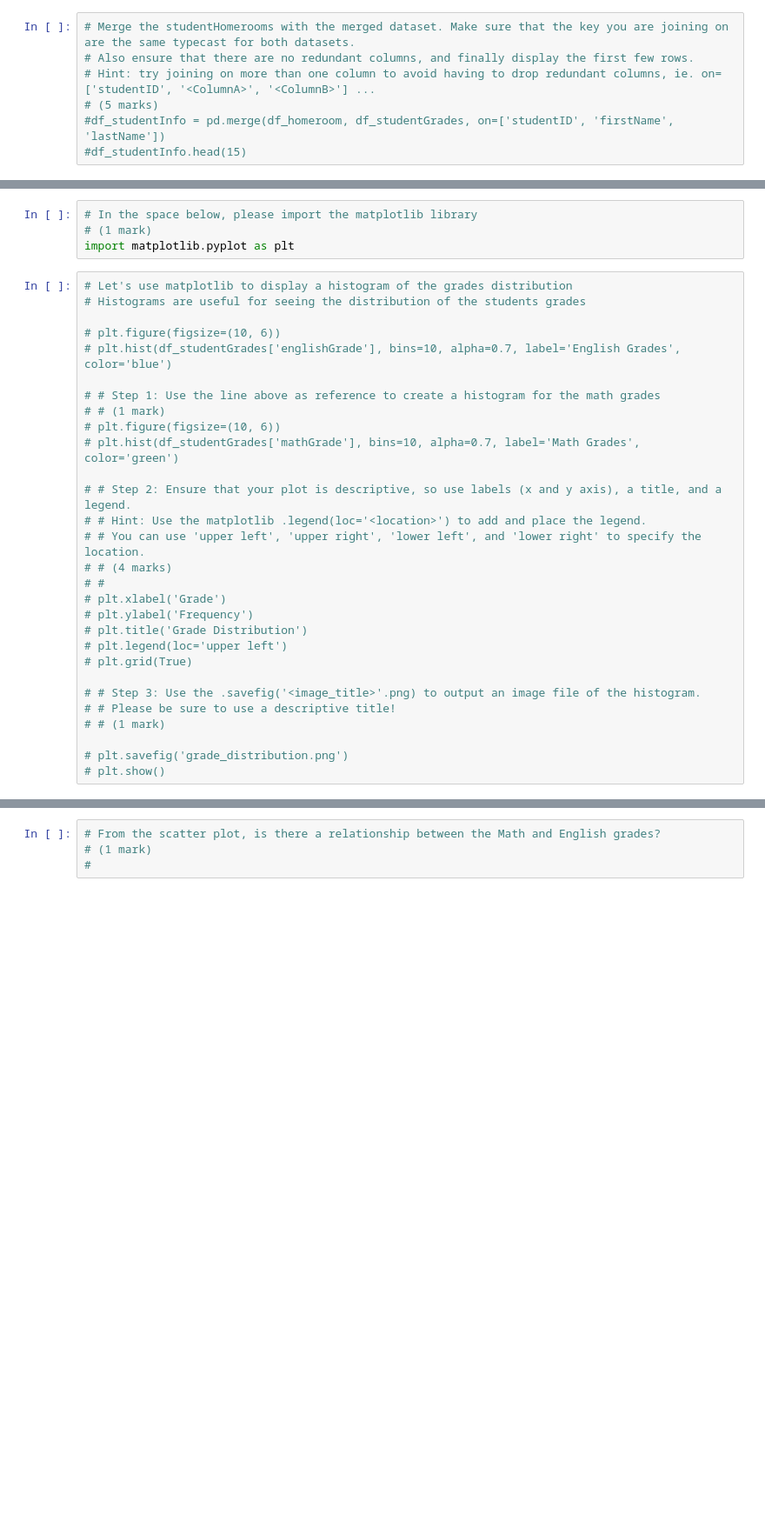
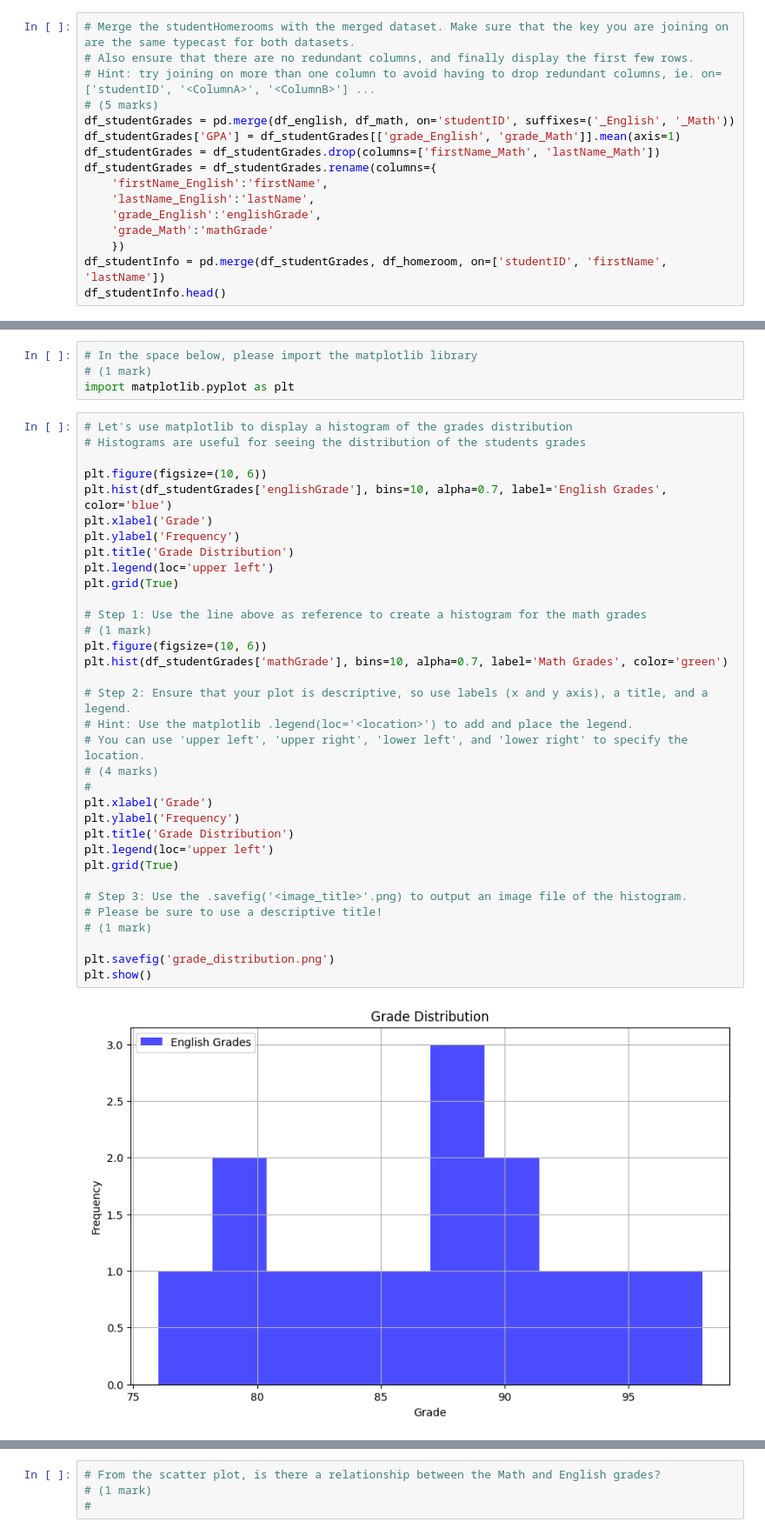
Before and after one commit to AkolawoleBodefakunle/engg680_2024_fall, a Jupyter notebook: Lab_Assignment1/StudentGradeManagementSystem.ipynb, the cells around one changed output, grey strips where cells are left out. Shown: that part at 87% size. Saved outputs shown, nothing was run; the diff lists cells and outputs as text; blank space fills up the shorter version.

```diff
--- a/Lab_Assignment1/StudentGradeManagementSystem.ipynb
+++ b/Lab_Assignment1/StudentGradeManagementSystem.ipynb
@@ -294,5 +329,14 @@ df_homeroom = pd.read_csv('studentHomerooms.csv')
 # Also ensure that there are no redundant columns, and finally display the first few rows.
 # Hint: try joining on more than one column to avoid having to drop redundant columns, ie. on=['studentID', '<ColumnA>', '<ColumnB>'] ...
 # (5 marks)
-#df_studentInfo = pd.merge(df_homeroom, df_studentGrades, on=['studentID', 'firstName', 'lastName'])
-#df_studentInfo.head(15)
+df_studentGrades = pd.merge(df_english, df_math, on='studentID', suffixes=('_English', '_Math'))
+df_studentGrades['GPA'] = df_studentGrades[['grade_English', 'grade_Math']].mean(axis=1)
+df_studentGrades = df_studentGrades.drop(columns=['firstName_Math', 'lastName_Math'])
+df_studentGrades = df_studentGrades.rename(columns={
+    'firstName_English':'firstName',
+    'lastName_English':'lastName',
+    'grade_English':'englishGrade',
+    'grade_Math':'mathGrade'
+    })
+df_studentInfo = pd.merge(df_studentGrades, df_homeroom, on=['studentID', 'firstName', 'lastName'])
+df_studentInfo.head()
@@ -338,29 +437,36 @@ import matplotlib.pyplot as plt
 # %%
 # Let's use matplotlib to display a histogram of the grades distribution
 # Histograms are useful for seeing the distribution of the students grades
 
-# plt.figure(figsize=(10, 6))
-# plt.hist(df_studentGrades['englishGrade'], bins=10, alpha=0.7, label='English Grades', color='blue')
+plt.figure(figsize=(10, 6))
+plt.hist(df_studentGrades['englishGrade'], bins=10, alpha=0.7, label='English Grades', color='blue')
+plt.xlabel('Grade')
+plt.ylabel('Frequency')
+plt.title('Grade Distribution')
+plt.legend(loc='upper left')
+plt.grid(True)
 
-# # Step 1: Use the line above as reference to create a histogram for the math grades
-# # (1 mark)
-# plt.figure(figsize=(10, 6))
-# plt.hist(df_studentGrades['mathGrade'], bins=10, alpha=0.7, label='Math Grades', color='green')
+# Step 1: Use the line above as reference to create a histogram for the math grades
+# (1 mark)
+plt.figure(figsize=(10, 6))
+plt.hist(df_studentGrades['mathGrade'], bins=10, alpha=0.7, label='Math Grades', color='green')
 
-# # Step 2: Ensure that your plot is descriptive, so use labels (x and y axis), a title, and a legend.
-# # Hint: Use the matplotlib .legend(loc='<location>') to add and place the legend.
-# # You can use 'upper left', 'upper right', 'lower left', and 'lower right' to specify the location.
-# # (4 marks)
-# #
-# plt.xlabel('Grade')
-# plt.ylabel('Frequency')
-# plt.title('Grade Distribution')
-# plt.legend(loc='upper left')
-# plt.grid(True)
+# Step 2: Ensure that your plot is descriptive, so use labels (x and y axis), a title, and a legend.
+# Hint: Use the matplotlib .legend(loc='<location>') to add and place the legend.
+# You can use 'upper left', 'upper right', 'lower left', and 'lower right' to specify the location.
+# (4 marks)
+#
+plt.xlabel('Grade')
+plt.ylabel('Frequency')
+plt.title('Grade Distribution')
+plt.legend(loc='upper left')
+plt.grid(True)
 
-# # Step 3: Use the .savefig('<image_title>'.png) to output an image file of the histogram.
-# # Please be sure to use a descriptive title!
-# # (1 mark)
+# Step 3: Use the .savefig('<image_title>'.png) to output an image file of the histogram.
+# Please be sure to use a descriptive title!
+# (1 mark)
 
-# plt.savefig('grade_distribution.png')
-# plt.show()
+plt.savefig('grade_distribution.png')
+plt.show()
+# %% [output]
+[figure, added]
```
Also changed, not shown: parts of 16 cells of this notebook, 2 other files.
